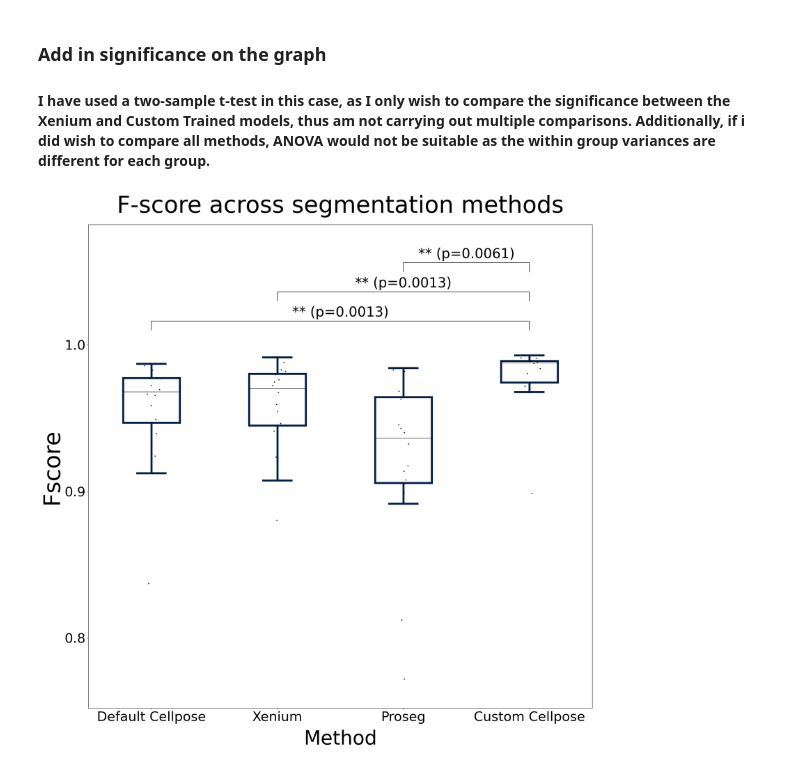
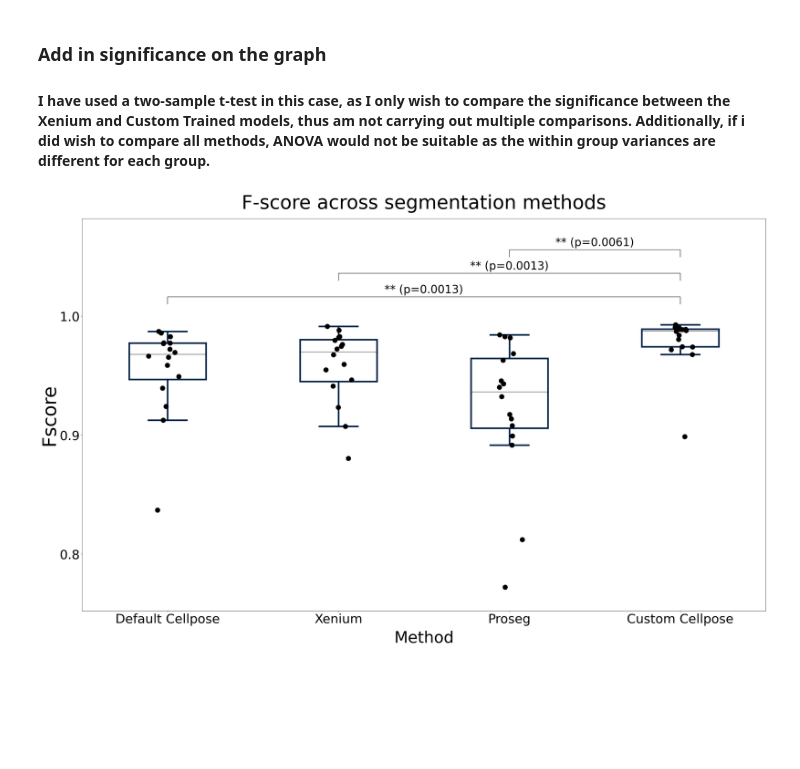
Before and after one commit to DominicBuxton/iMSC_Xenium_Phenocycler_Analysis, a Jupyter notebook: Graphs_Figures_Stats/Segmentation figure/Cellpose_Metrics_Stats.ipynb, the cells around one changed output. Cells and saved outputs as stored; diff of their text form; code cells hidden in the pictures; blank space fills up the shorter version.

```diff
--- a/Graphs_Figures_Stats/Segmentation figure/Cellpose_Metrics_Stats.ipynb
+++ b/Graphs_Figures_Stats/Segmentation figure/Cellpose_Metrics_Stats.ipynb
@@ -126,7 +58,7 @@ def plot_metric_stats_sig(metric_choice, segmentation_methods, title, control_me
     colors = ["#002147"] * n
     linewidth = 5
 
-    fig, ax = plt.subplots(figsize=(20, 20))
+    fig, ax = plt.subplots(figsize=(32, 20))
 
     bp = ax.boxplot(data, tick_labels=method_names, showfliers=False, patch_artist=True)
 
@@ -153,7 +85,7 @@ def plot_metric_stats_sig(metric_choice, segmentation_methods, title, control_me
     # Data points with jitter
     for i, group in enumerate(data, start=1):
         x = np.random.normal(i, 0.04, size=len(group))
-        ax.plot(x, group, 'k.', alpha=1, markersize=4)
+        ax.plot(x, group, 'k.', alpha=1, markersize=30)
 
     # --- 1. Dynamic Y-Axis Scaling & Strict 1.0 Tick Cap ---
     all_values = np.concatenate([np.array(group) for group in data])
@@ -206,33 +138,33 @@ def plot_metric_stats_sig(metric_choice, segmentation_methods, title, control_me
             continue
 
         x1, x2 = i + 1, j + 1
         # Combined onto a single horizontal line string to avoid vertical text clutter
         text_str = f"{label} (p={p_corr:.2g})"
 
         add_significance_brace(ax, x1, x2, y_current, brace_h, text_str, text_pad)
 
         # Advance baseline forward to clear the current drawn element layout
         y_current += brace_h + text_pad + brace_gap
 
     # Expand the plot container limit to accommodate text overhead in clean white space
     ax.set_ylim(y_min, y_current + brace_gap)
 
-    ax.tick_params(axis='x', labelsize=34)
-    ax.tick_params(axis='y', labelsize= 34)
+    ax.tick_params(axis='x', labelsize=40)
+    ax.tick_params(axis='y', labelsize= 40)
 
 
     ax.set_title(f"{title} across segmentation methods", fontsize=60, y=1.02)
     ax.set_xlabel("Method", fontsize=50, labelpad=15)
     ax.set_ylabel(f"{metric_choice.title()}", fontsize=59)
 
     plt.tight_layout()
     plt.savefig(fr"C:\Users\dbuxton\OneDrive\Desktop\biochem\Year 4\Thesis\results figures or slides\Final assembly\segmentation_figures\{metric_choice}.png", bbox_inches = 'tight', dpi = 500)
 
     plt.show()
 
 plot_metric_stats_sig('fscore',    {'Default Cellpose': default_cellpose, 'Xenium': xenium_proprietary, 'Proseg': proseg, 'Custom Cellpose': custom_cellpose}, title='F-score')
 # plot_metric_stats_sig('precision', {'Default Cellpose': default_cellpose, 'Xenium': xenium_proprietary, 'Proseg': proseg, 'Custom Cellpose': custom_cellpose}, title='Precision')
 # plot_metric_stats_sig('recall',    {'Default Cellpose': default_cellpose, 'Xenium': xenium_proprietary, 'Proseg': proseg, 'Custom Cellpose': custom_cellpose}, title='Recall')
 # plot_metric_stats_sig('aji',       {'Default Cellpose': default_cellpose, 'Xenium': xenium_proprietary, 'Proseg': proseg, 'Custom Cellpose': custom_cellpose}, title='AJI')
 # %% [output]
-[figure, old version]
+[figure, new version]
```
Also changed, not shown: parts of 1 cell of this notebook, 6 other files.
